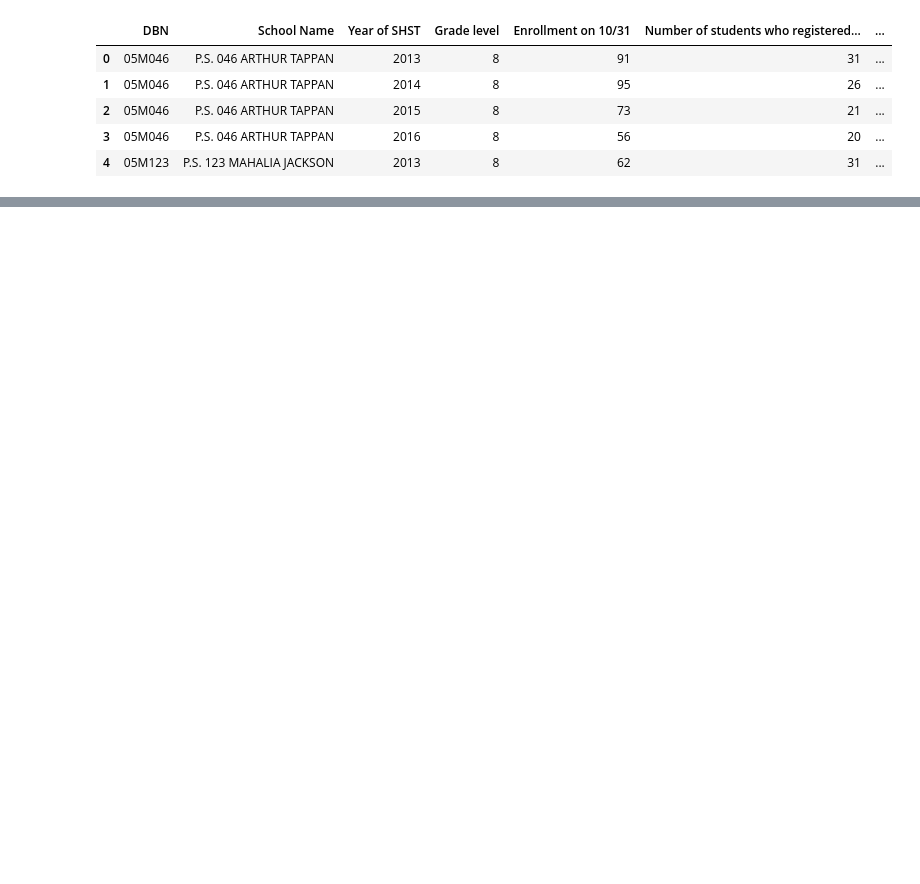
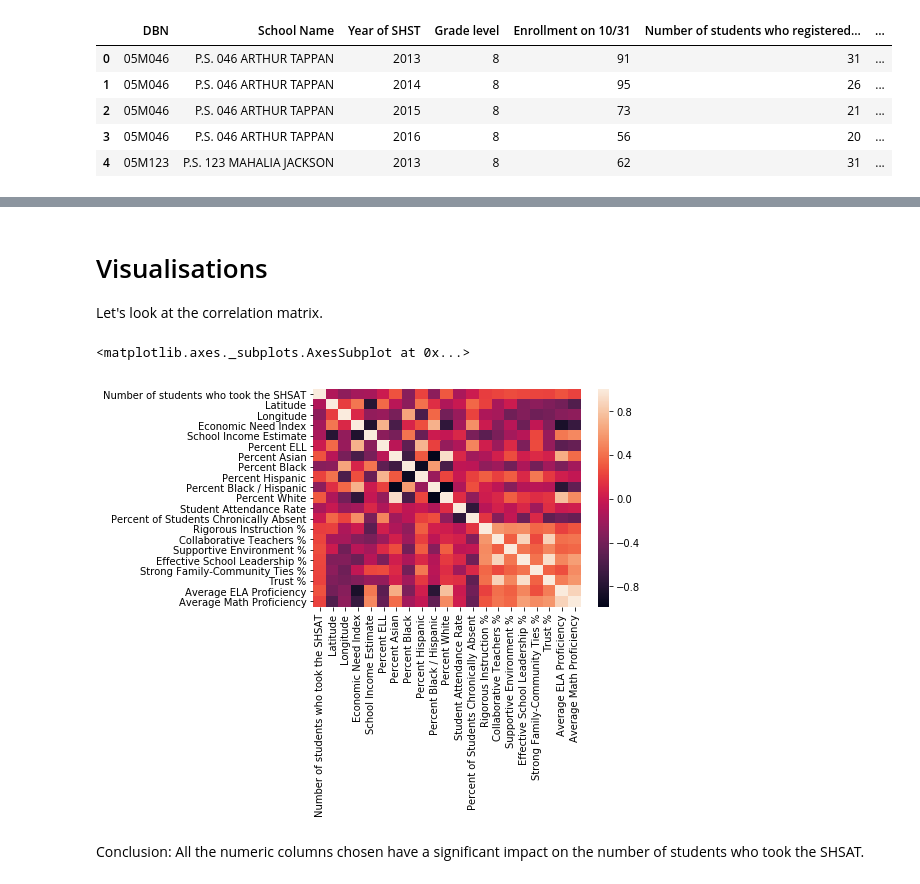
Before and after one commit to gdgupte/schools, a Jupyter notebook: EDA.ipynb, the cells around one changed output, grey strips where cells are left out. Cells and saved outputs as stored; diff of their text form; code cells hidden in the pictures; blank space fills up the shorter version.

Commit message:
initial preprocessing and correlation matrix

```diff
--- a/EDA.ipynb
+++ b/EDA.ipynb
@@ -89,0 +101,2 @@ df
+# %%
+df['School Income Estimate']=(df['School Income Estimate'].str.replace('[$,]','')).astype('float64')
@@ -89,0 +106,3 @@ df
+# %%
+df_first = df.iloc[:,6:-120]
+df_first.columns
@@ -89,0 +128,5 @@ df
+# %%
+int2categorical = ['SED Code', 'District', 'Zip']
+for col in int2categorical:
+    df_first[col] = df_first[col].astype('category')
+df_first.dtypes
@@ -89,0 +154,5 @@ df
+# %%
+df_numerical = df_first
+df_numerical = df_numerical.drop(df_numerical.loc[:,df_numerical.dtypes == object], axis=1)
+df_numerical = df_numerical.drop(df_numerical.loc[:,df_numerical.dtypes == 'category'], axis=1)
+df_numerical
@@ -89,0 +177,13 @@ df
+# %% [markdown]
+# Visualisations
+Let's look at the correlation matrix.
+# %%
+import matplotlib.pyplot as plt
+import seaborn as sns
+%matplotlib inline
+sns.heatmap(df_numerical.corr())
+# %% [output]
+<matplotlib.axes._subplots.AxesSubplot at 0x...>
+[figure, added]
+# %% [markdown]
+Conclusion: All the numeric columns chosen have a significant impact on the number of students who took the SHSAT.
```
Also changed, not shown: parts of 19 cells of this notebook.
